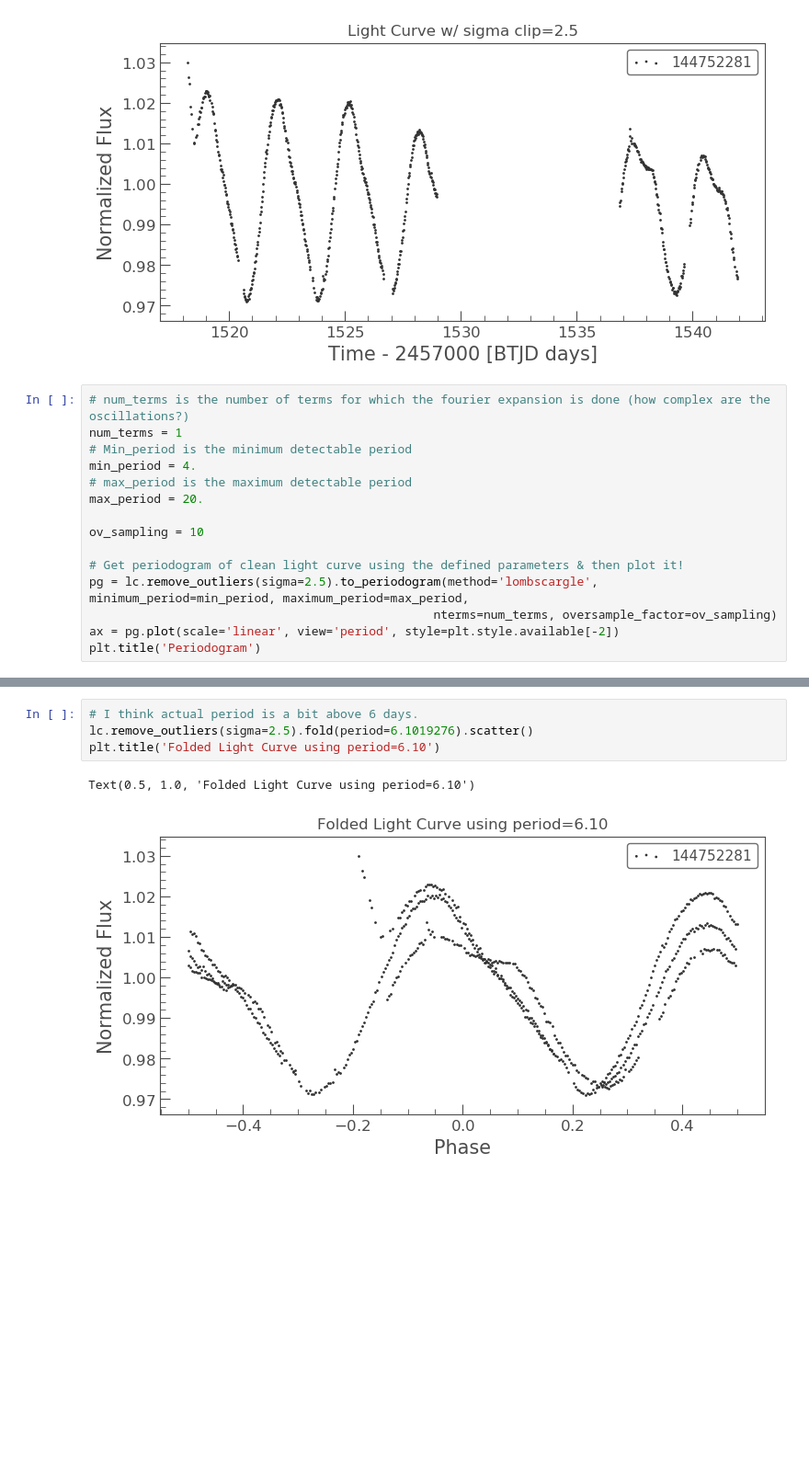
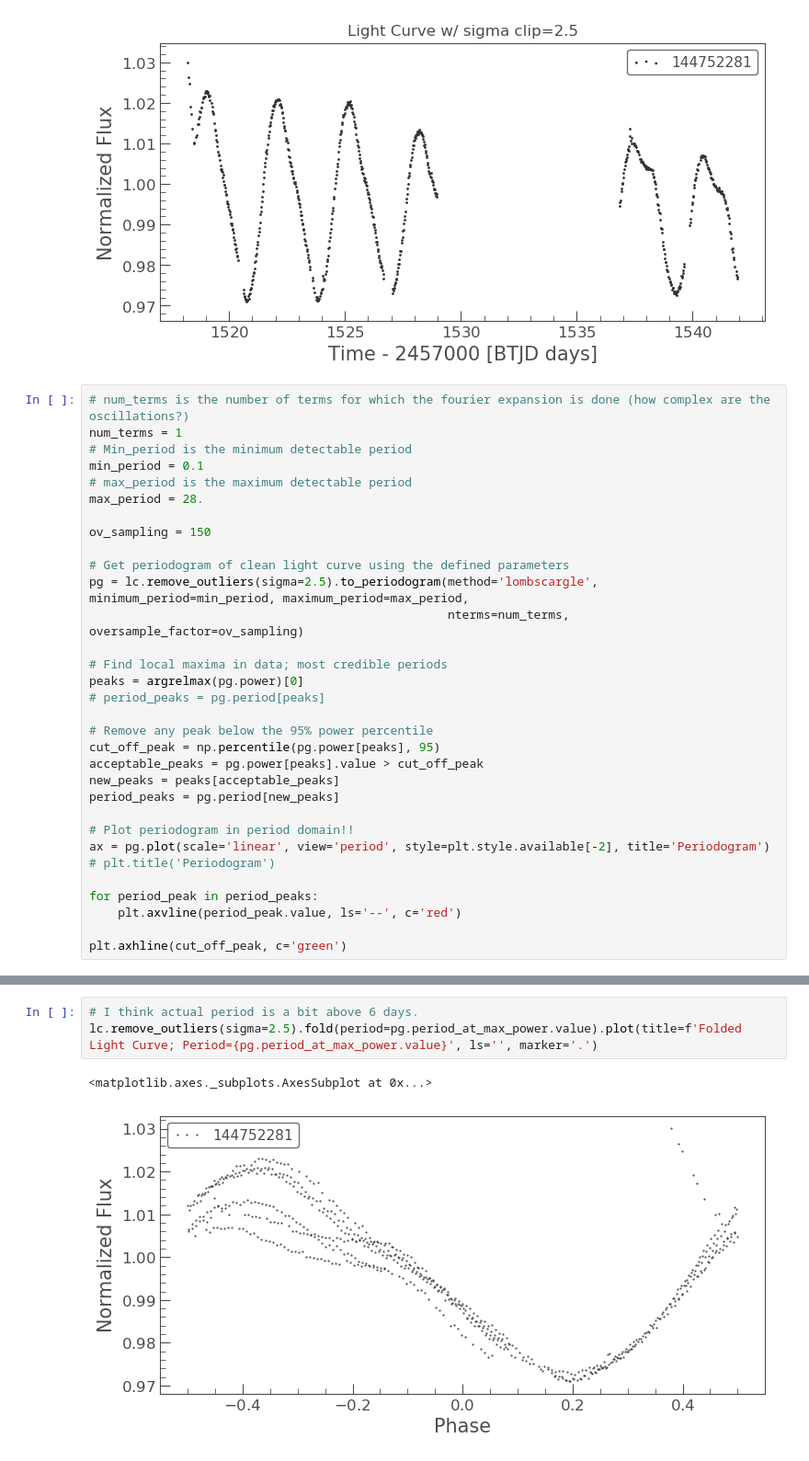
Before and after one commit to AstroJosePC/TESSDataExploration, a Jupyter notebook: Peridograms.ipynb, the cells around one changed output, grey strips where cells are left out. Shown at 92% size. Saved outputs shown, nothing was run; the diff lists cells and outputs as text; blank space fills up the shorter version.

Commit message:
:art: Kept exploring the sample and found best period

```diff
--- a/Peridograms.ipynb
+++ b/Peridograms.ipynb
@@ -25,16 +24,33 @@ Text(0.5, 1.0, 'Light Curve w/ sigma clip=2.5')
 # num_terms is the number of terms for which the fourier expansion is done (how complex are the oscillations?)
 num_terms = 1
 # Min_period is the minimum detectable period
-min_period = 4.
+min_period = 0.1
 # max_period is the maximum detectable period
-max_period = 20.
+max_period = 28.
 
-ov_sampling = 10
+ov_sampling = 150
 
-# Get periodogram of clean light curve using the defined parameters & then plot it!
+# Get periodogram of clean light curve using the defined parameters
 pg = lc.remove_outliers(sigma=2.5).to_periodogram(method='lombscargle', minimum_period=min_period, maximum_period=max_period,
-                                                nterms=num_terms, oversample_factor=ov_sampling)
-ax = pg.plot(scale='linear', view='period', style=plt.style.available[-2])
-plt.title('Periodogram')
+                                                  nterms=num_terms, oversample_factor=ov_sampling)
+
+# Find local maxima in data; most credible periods
+peaks = argrelmax(pg.power)[0]
+# period_peaks = pg.period[peaks]
+
+# Remove any peak below the 95% power percentile
+cut_off_peak = np.percentile(pg.power[peaks], 95)
+acceptable_peaks = pg.power[peaks].value > cut_off_peak
+new_peaks = peaks[acceptable_peaks]
+period_peaks = pg.period[new_peaks]
+
+# Plot periodogram in period domain!!
+ax = pg.plot(scale='linear', view='period', style=plt.style.available[-2], title='Periodogram')
+# plt.title('Periodogram')
+
+for period_peak in period_peaks:
+    plt.axvline(period_peak.value, ls='--', c='red')
+
+plt.axhline(cut_off_peak, c='green')
 # %% [output]
 WARNING: AstropyDeprecationWarning: Importing LombScargle from astropy.stats has been deprecated and will no longer be supported in future. Please import this class from the astropy.timeseries module  ...
@@ -48,7 +64,6 @@ $[14.066799,~5.8032111,~18.444102,~6.2631227,~5.9488218,~14.954053,~6.1019276,~4
 # %%
 # I think actual period is a bit above 6 days.
-lc.remove_outliers(sigma=2.5).fold(period=6.1019276).scatter()
-plt.title('Folded Light Curve using period=6.10')
+lc.remove_outliers(sigma=2.5).fold(period=pg.period_at_max_power.value).plot(title=f'Folded Light Curve; Period={pg.period_at_max_power.value}', ls='', marker='.')
 # %% [output]
-Text(0.5, 1.0, 'Folded Light Curve using period=6.10')
+<matplotlib.axes._subplots.AxesSubplot at 0x...>
-[figure, old version]
+[figure, new version]
```
Also changed, not shown: parts of 6 cells of this notebook.
